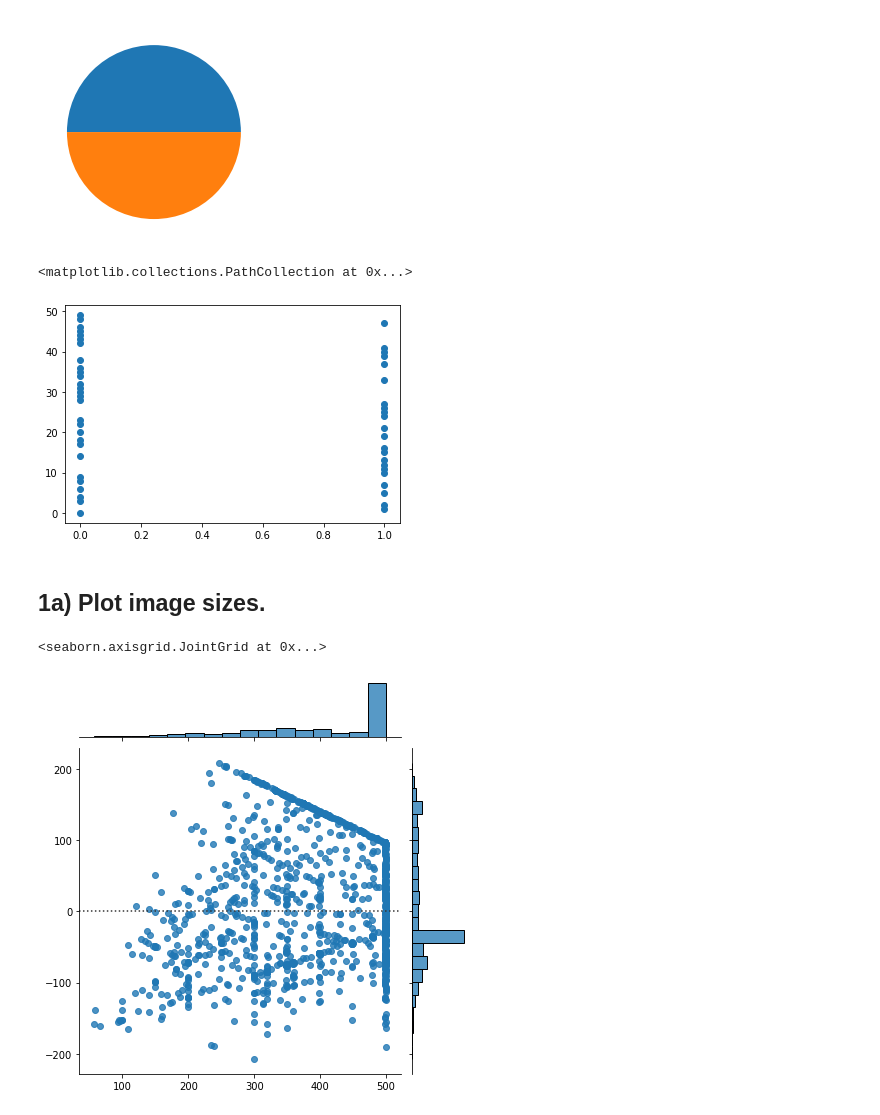
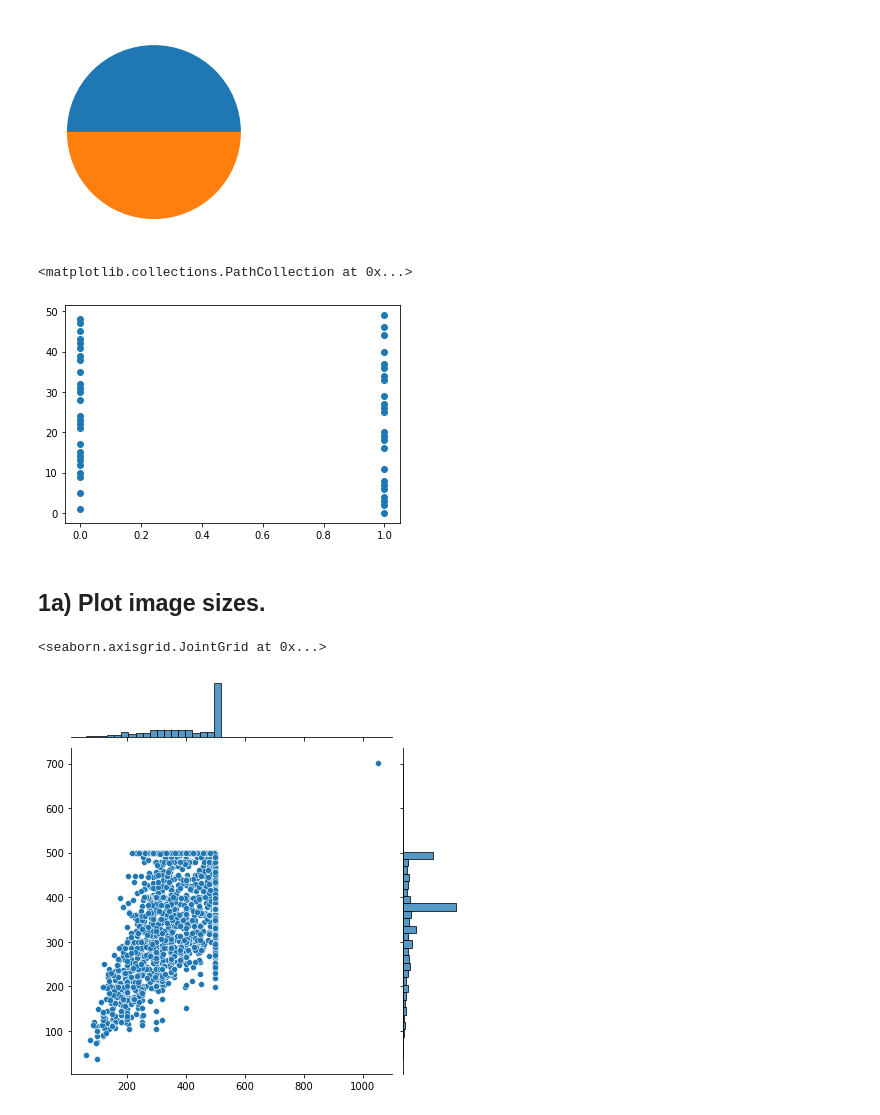
Before and after one commit to FHegardt/Deep_Learning_FH, a Jupyter notebook: Labb1/lab.ipynb, the cells around one changed output. Drawn from its saved outputs; the diff is of its cells as text; code cells hidden in the pictures.

```diff
--- a/Labb1/lab.ipynb
+++ b/Labb1/lab.ipynb
@@ -116,31 +119,31 @@ x=0
 for i in range(50):
     plot_list.append(x)
     x+=1
-plt.scatter(x = y_train[0:50], y = test_list, )
+plt.scatter(x = y_train[0:50], y = plot_list)
 # %% [output]
 <matplotlib.collections.PathCollection at 0x...>
-[figure, old version]
+[figure, new version]
 # %% [markdown]
 ## 1a) Plot image sizes.
 # %%
 import seaborn as sns
 import PIL
 
 directory = './experiment_small_data/train/'
 joint_x = []
 joint_y = []
-# iterate over files in
-# that directory
+
+# code taken from https://www.geeksforgeeks.org/how-to-iterate-over-files-in-directory-using-python/
+# but rewritten
 for filename in os.listdir(directory):
     f = os.path.join(directory, filename)
-    # checking if it is a file
     if os.path.isfile(f):
         image = PIL.Image.open(f)
         width, height = image.size
         joint_x.append(width)
         joint_y.append(height)
 
-sns.jointplot(x = joint_x, y = joint_y, kind = "resid")
+sns.jointplot(x = joint_x, y = joint_y)
 # %% [output]
 <seaborn.axisgrid.JointGrid at 0x...>
-[figure, old version]
+[figure, new version]
```
Also changed, not shown: parts of 6 cells of this notebook.
